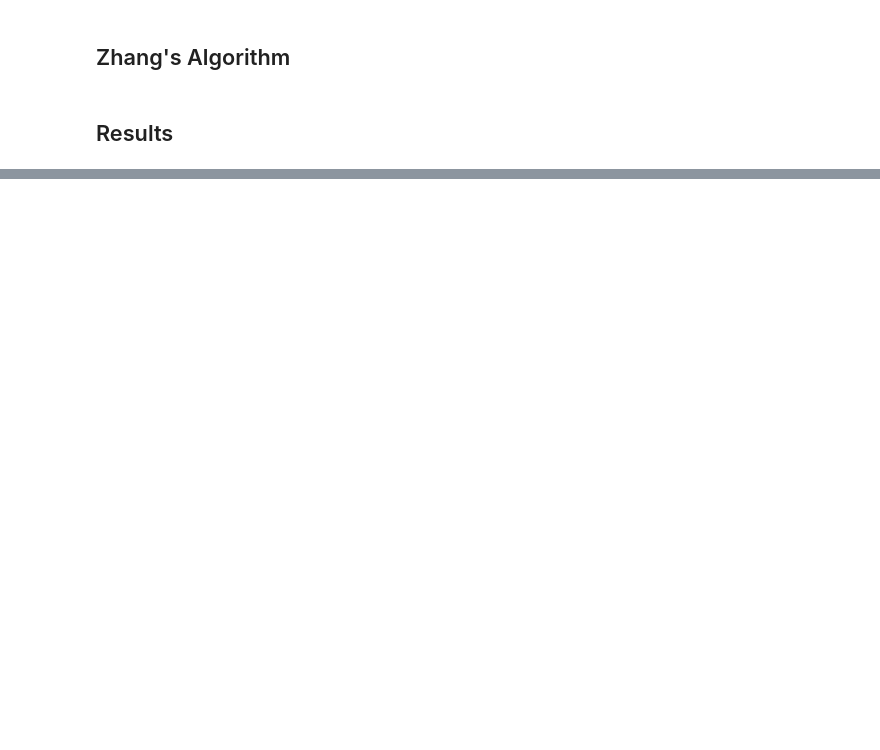
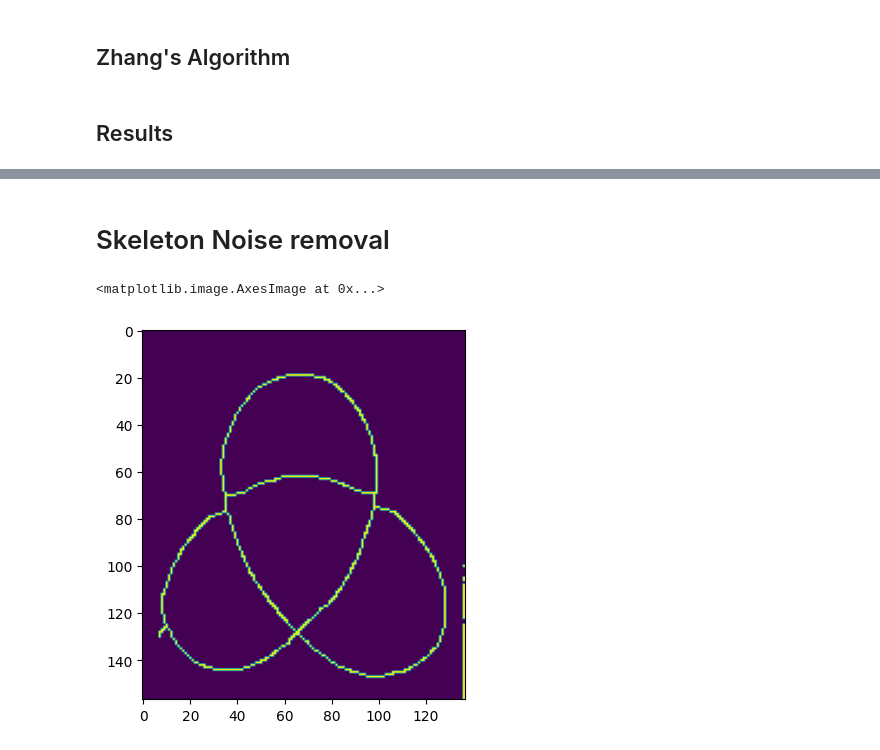
Before and after one commit to PhilJ0ly/knotId, a Jupyter notebook: skeleton_zhang.ipynb, the cells around one changed output, grey strips where cells are left out. Cells and saved outputs as stored; diff of their text form; code cells hidden in the pictures; blank space fills up the shorter version.

```diff
--- a/skeleton_zhang.ipynb
+++ b/skeleton_zhang.ipynb
@@ -108,0 +116,8 @@ plt.show()
+# %% [markdown]
+# Skeleton Noise removal
+# %%
+sk = morphology.remove_small_objects(skeleton*255, 500, connectivity=2)
+plt.imshow(sk)
+# %% [output]
+<matplotlib.image.AxesImage at 0x...>
+[figure, added]
```
Also changed, not shown: parts of 8 cells of this notebook, 2 other files.
